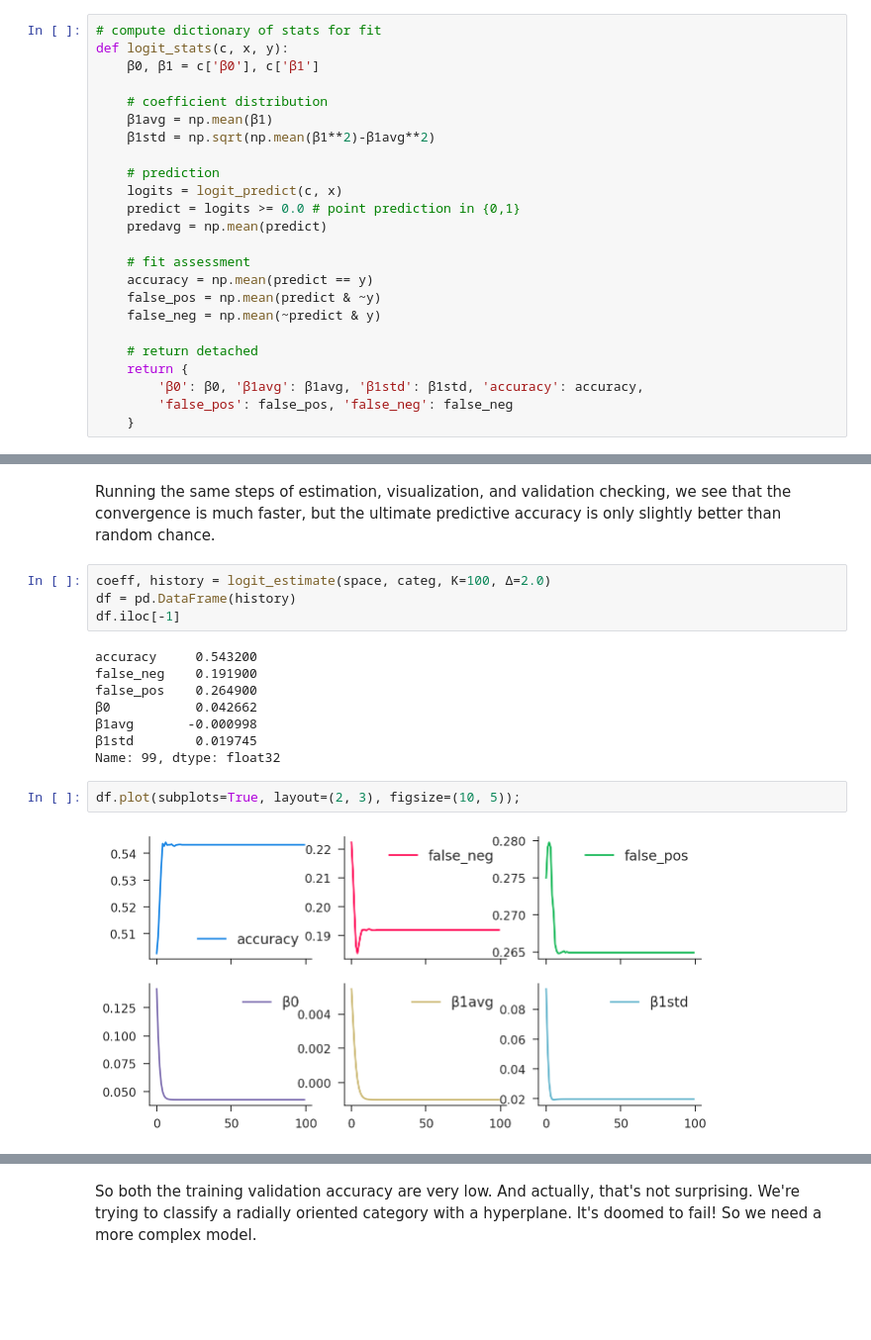
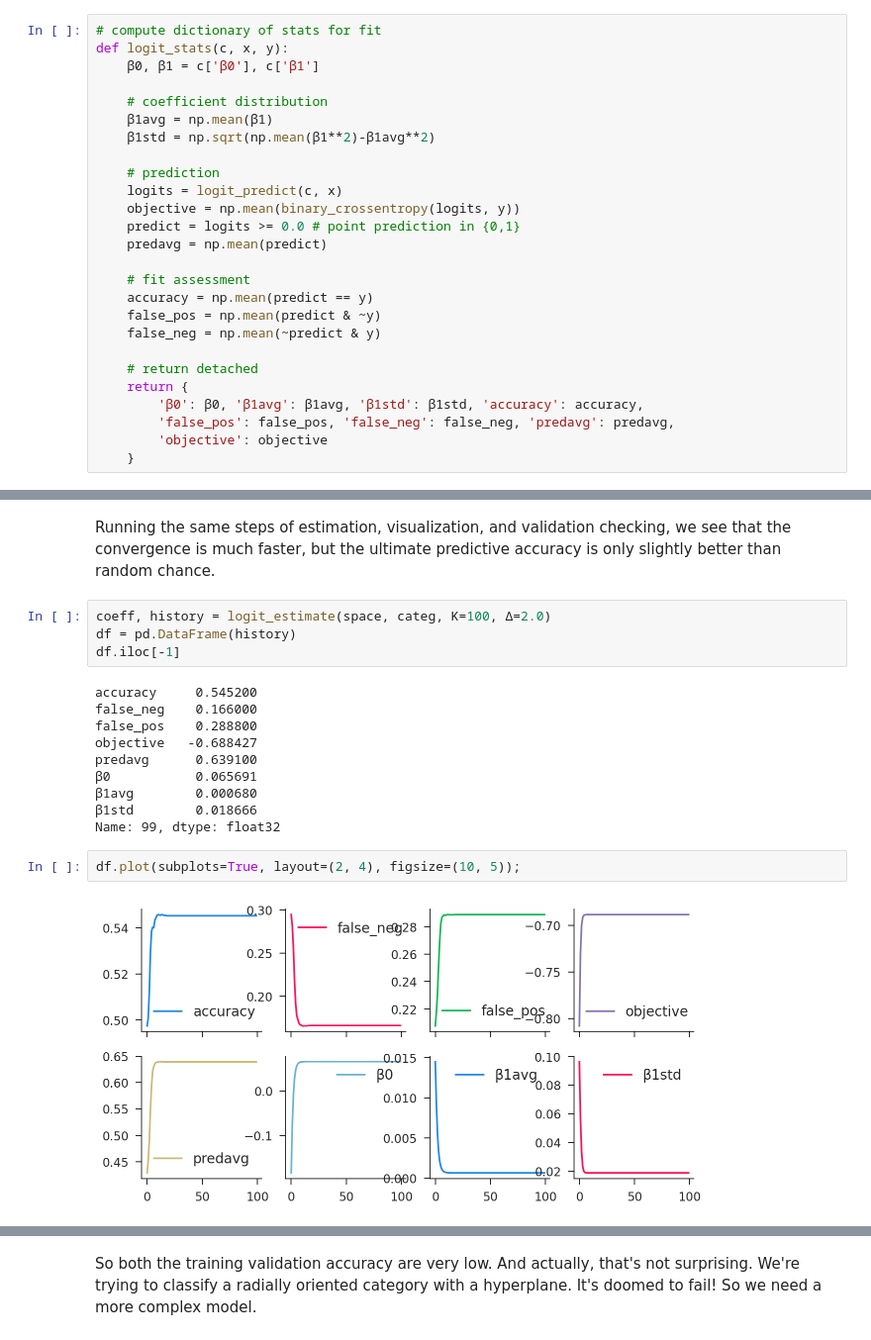
Before and after one commit to iamlemec/grad_code, a Jupyter notebook: lecture_4.ipynb, the cells around one changed output, grey strips where cells are left out. Shown at 99% size. Saved outputs shown, nothing was run; the diff lists cells and outputs as text; blank space fills up the shorter version.

```diff
--- a/lecture_4.ipynb
+++ b/lecture_4.ipynb
@@ -118,6 +117,7 @@ def logit_stats(c, x, y):
 
     # prediction
     logits = logit_predict(c, x)
+    objective = np.mean(binary_crossentropy(logits, y))
     predict = logits >= 0.0 # point prediction in {0,1}
     predavg = np.mean(predict)
 
@@ -129,7 +129,8 @@ def logit_stats(c, x, y):
     # return detached
     return {
         'β0': β0, 'β1avg': β1avg, 'β1std': β1std, 'accuracy': accuracy,
-        'false_pos': false_pos, 'false_neg': false_neg
+        'false_pos': false_pos, 'false_neg': false_neg, 'predavg': predavg,
+        'objective': objective
     }
 # %% [markdown]
 Now we can define our logit learning, which takes `x` and `y` data values as input and returns the estimated coefficients and the history of statistics over the learning process. Notice that below we use `partial` to modify the `jax.jit` decorator to account for the fact that we're passing `K` to the `scan` function.
@@ -221,17 +226,19 @@ coeff, history = logit_estimate(space, categ, K=100, Δ=2.0)
 df = pd.DataFrame(history)
 df.iloc[-1]
 # %% [output]
-accuracy     0.543200
-false_neg    0.191900
-false_pos    0.264900
-β0           0.042662
-β1avg       -0.000998
-β1std        0.019745
+accuracy     0.545200
+false_neg    0.166000
+false_pos    0.288800
+objective   -0.688427
+predavg      0.639100
+β0           0.065691
+β1avg        0.000680
+β1std        0.018666
 Name: 99, dtype: float32
 # %%
-df.plot(subplots=True, layout=(2, 3), figsize=(10, 5));
+df.plot(subplots=True, layout=(2, 4), figsize=(10, 5));
 # %% [output]
-[figure, old version]
+[figure, new version]
 # %%
 # look at out of sample properties (validation accuracy)
 val_space = np0.random.randn(N, dim)
```
Also changed, not shown: parts of 21 cells of this notebook, 1 other file.
